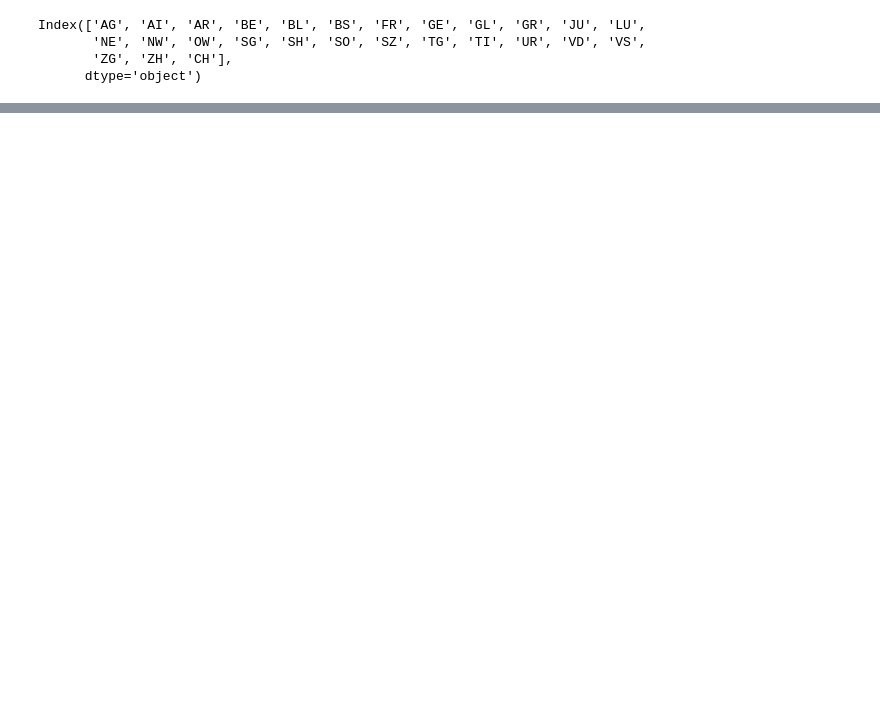
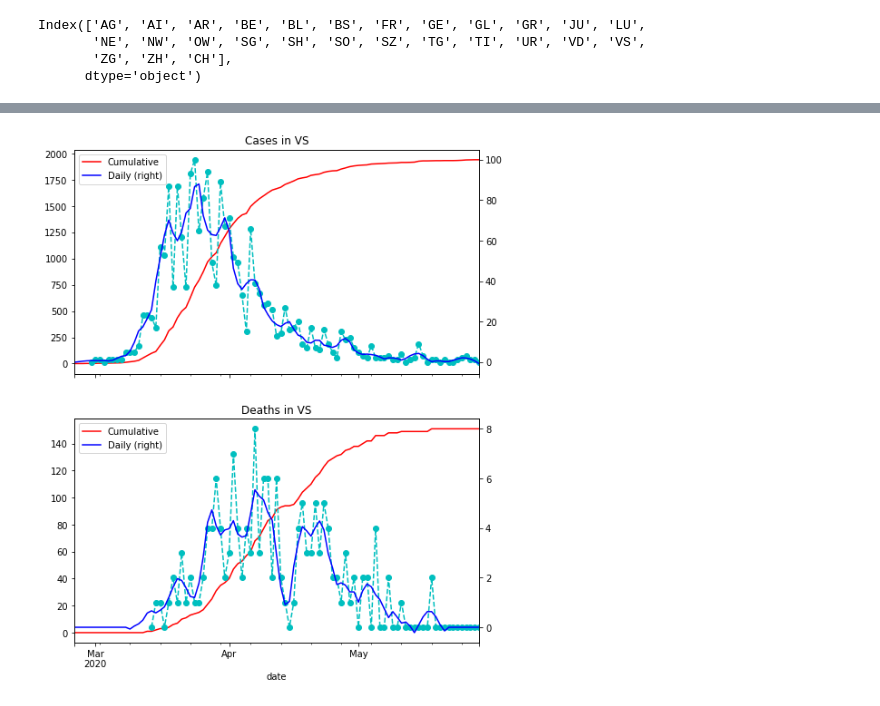
Before and after one commit to jpmieville/COVID-19_data_analyis, a Jupyter notebook: covid19_swiss.ipynb, the cells around one changed output, grey strips where cells are left out. Drawn from its saved outputs; the diff is of its cells as text; code cells hidden in the pictures; blank space fills up the shorter version.

```diff
--- a/covid19_swiss.ipynb
+++ b/covid19_swiss.ipynb
@@ -485,0 +492,6 @@ plot_daily(bs)
+# %%
+vs = add(cases, deaths, "VS")
+# %%
+plot_daily(vs)
+# %% [output]
+[figure, added]
```
Also changed, not shown: parts of 37 cells of this notebook, 1 other file.
